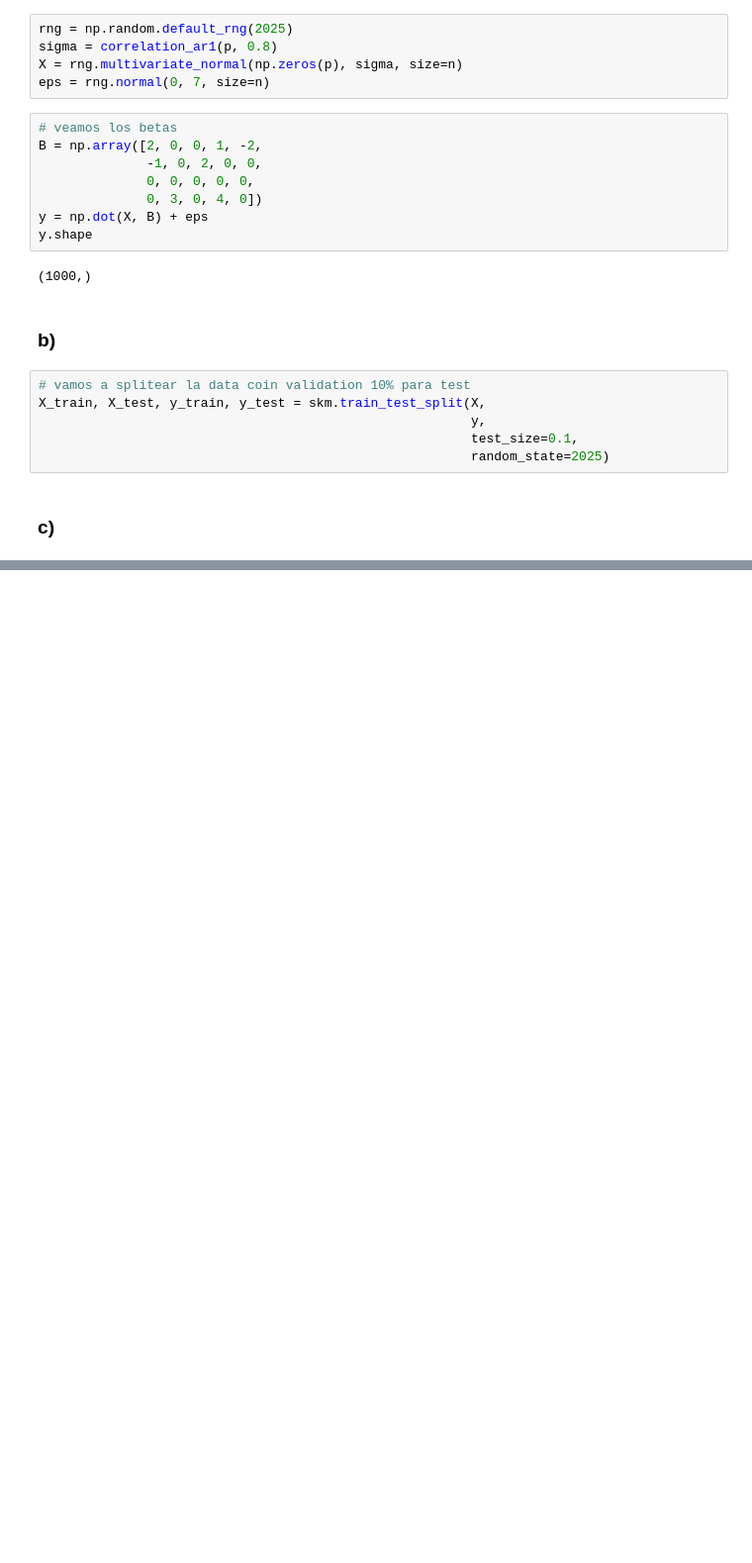
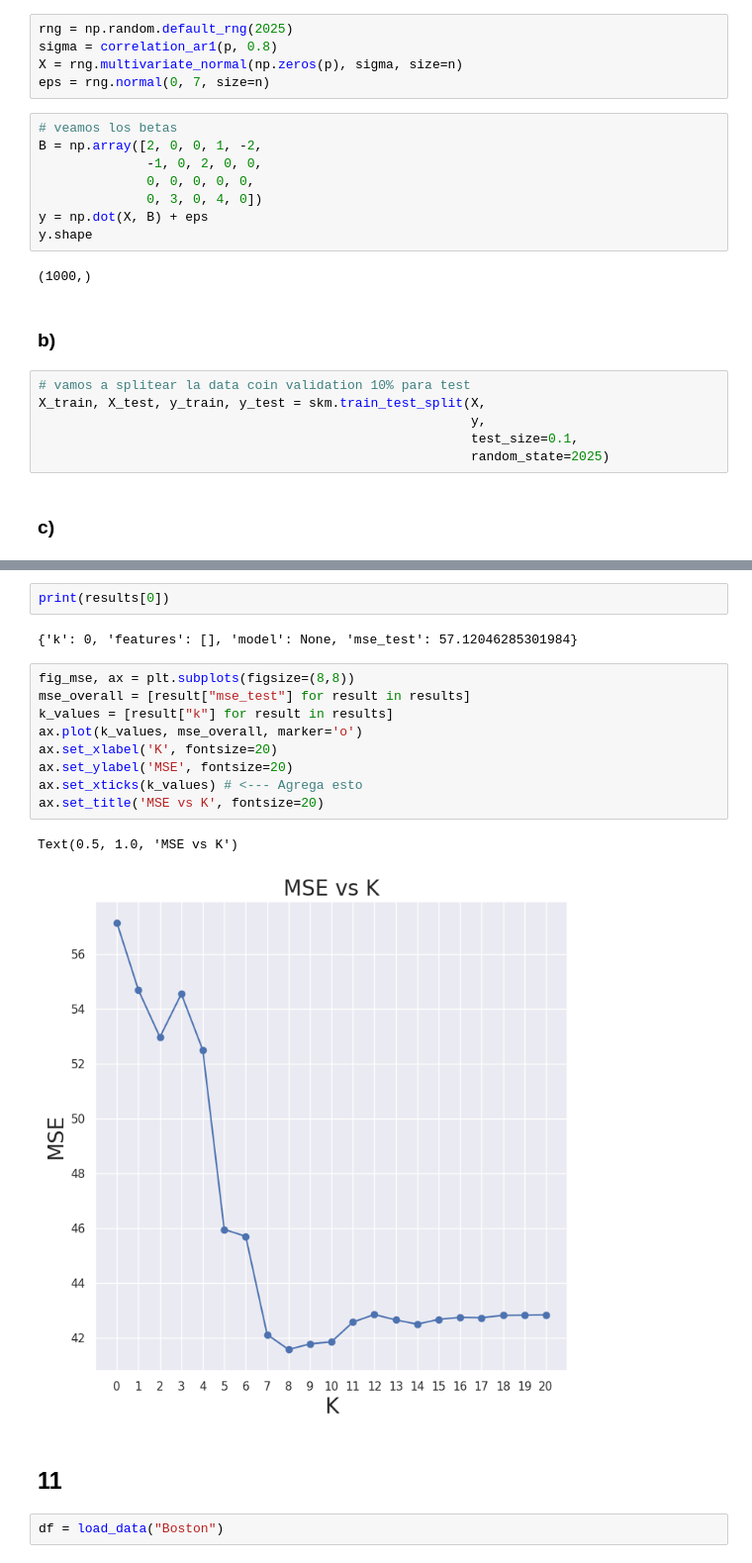
Before and after one commit to chuancao26/islp, a Jupyter notebook: EjerciciosRegularizacion.ipynb, the cells around one changed output, grey strips where cells are left out. Shown at 99% size. Cells and saved outputs as stored; diff of their text form; blank space fills up the shorter version.

```diff
--- a/EjerciciosRegularizacion.ipynb
+++ b/EjerciciosRegularizacion.ipynb
@@ -1055,0 +1093,20 @@ k=8 - Mejores feats: (0, 3, 4, 5, 7, 14, 16, 18) - MSE Test: 41.5884
+# %%
+print(results[0])
+# %% [output]
+{'k': 0, 'features': [], 'model': None, 'mse_test': 57.12046285301984}
+# %%
+fig_mse, ax = plt.subplots(figsize=(8,8))
+mse_overall = [result["mse_test"] for result in results]
+k_values = [result["k"] for result in results]
+ax.plot(k_values, mse_overall, marker='o')
+ax.set_xlabel('K', fontsize=20)
+ax.set_ylabel('MSE', fontsize=20)
+ax.set_xticks(k_values) # <--- Agrega esto
+ax.set_title('MSE vs K', fontsize=20)
+# %% [output]
+Text(0.5, 1.0, 'MSE vs K')
+[figure, added]
+# %% [markdown]
+## 11
+# %%
+df = load_data("Boston")
```
Also changed, not shown: parts of 33 cells of this notebook.
